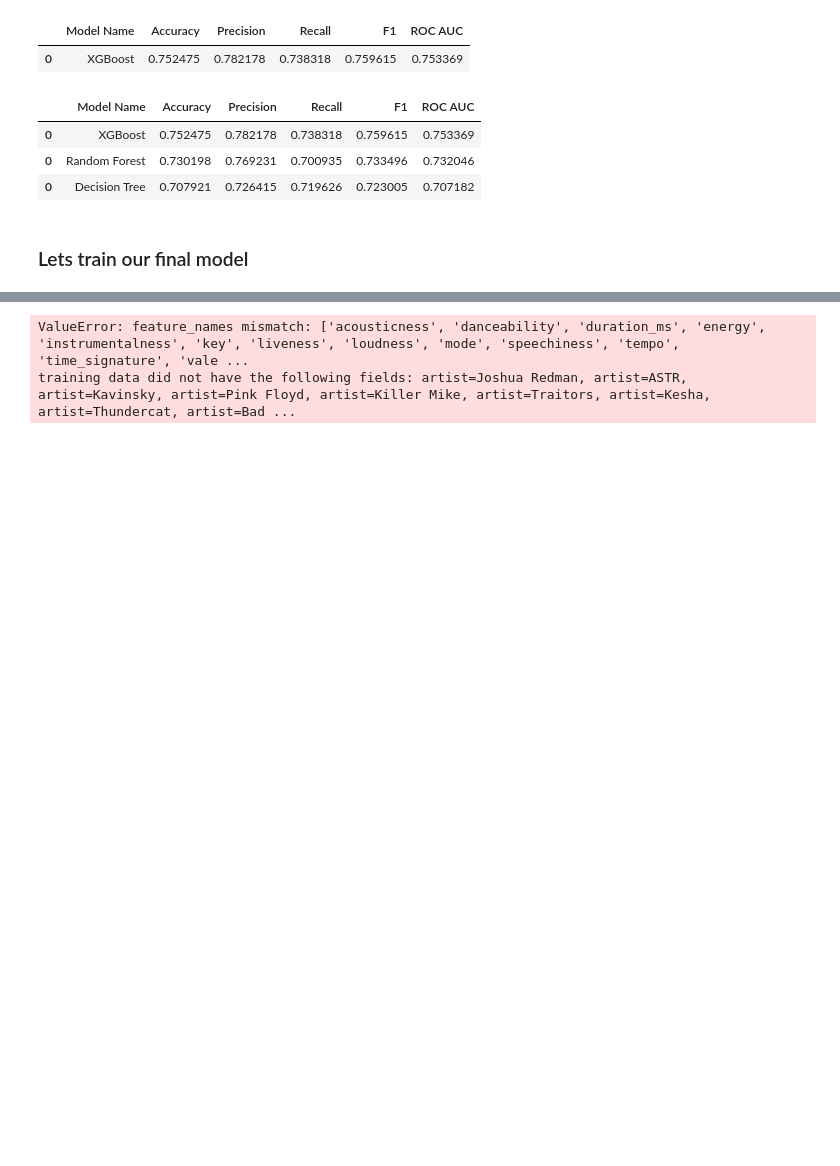
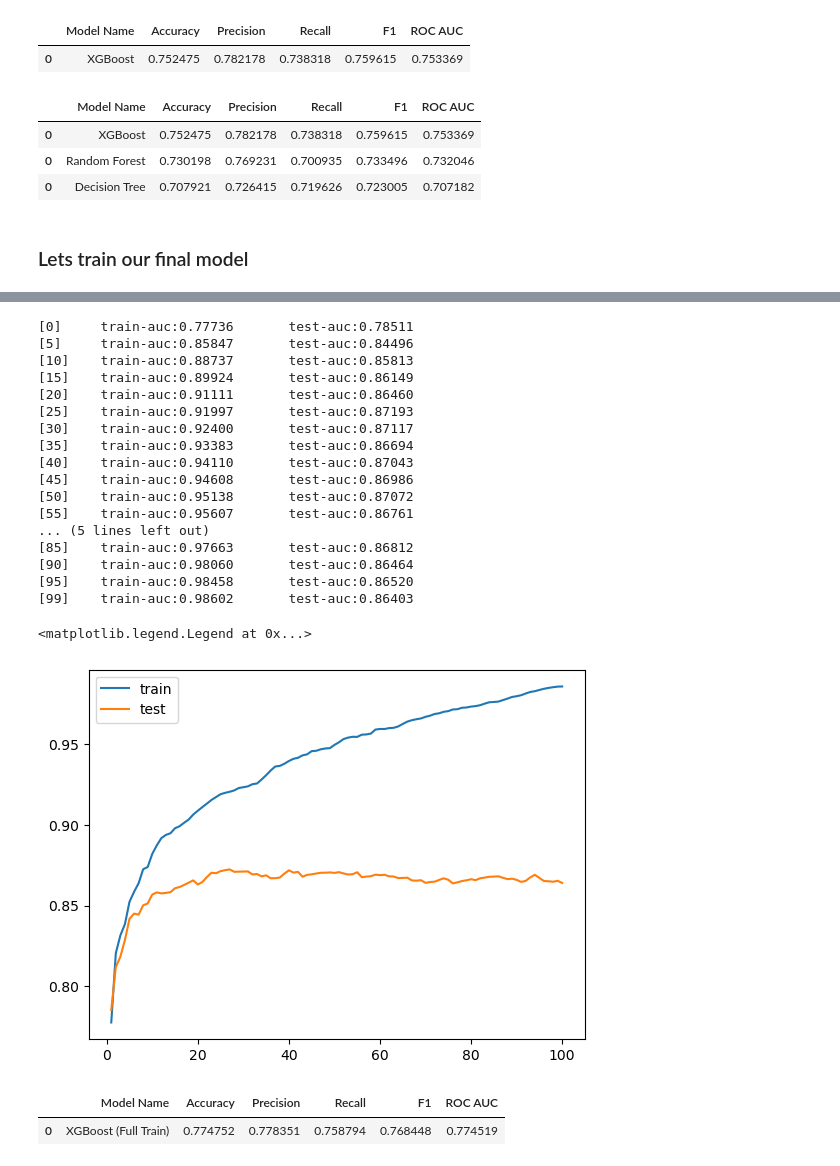
Before and after one commit to partapparam/loveThisSongModel, a Jupyter notebook: notebook.ipynb, the cells around one changed output, grey strips where cells are left out. Saved outputs shown, nothing was run; the diff lists cells and outputs as text; code cells hidden in the pictures; blank space fills up the shorter version.

Commit message:
xgb model build

```diff
--- a/notebook.ipynb
+++ b/notebook.ipynb
@@ -894,19 +935,70 @@ X_full_train = dv.fit_transform(dicts_full_train)
 dicts_test = df_test.to_dict(orient='records')
 X_test = dv.transform(dicts_test)
 # %%
+# features = list(dv.get_feature_names_out())
+# dtrain = xgb.DMatrix(X_train, label=y_train, feature_names=features)
+# dval = xgb.DMatrix(X_val, label=y_val, feature_names=features)
+
 features = list(dv.get_feature_names_out())
 
 dfull_train = xgb.DMatrix(X_full_train, label=y_full_train, feature_names=features)
-dtest = xgb.DMatrix(X_test, feature_names=features)
+dtest = xgb.DMatrix(X_test, label=y_test, feature_names=features)
+
+watchlist = [(dfull_train, 'train'), (dtest, 'test')]
+evals_result = {}
 # %%
 xgb_model = xgb.train(params=xgb_params_final,
                   dtrain=dfull_train,
                   num_boost_round=100,
                   verbose_eval=5,
                   evals=watchlist,
                   evals_result=evals_result)
 xgb_pred = xgb_model.predict(dtest)
 xgb_liked = (xgb_pred >= 0.5)
+
+columns = ['iter', 'train_auc', 'test_auc']
+train_aucs = list(evals_result['train'].values())[0]
+test_aucs = list(evals_result['test'].values())[0]
+
+df_scores = pd.DataFrame(
+    list(zip(
+        range(1, len(train_aucs) + 1),
+        train_aucs,
+        test_aucs
+    )), columns=columns)
+
+plt.plot(df_scores.iter, df_scores.train_auc, label='train')
+plt.plot(df_scores.iter, df_scores.test_auc, label='test')
+plt.legend()
 # %% [output]
-ValueError: feature_names mismatch: ['acousticness', 'danceability', 'duration_ms', 'energy', 'instrumentalness', 'key', 'liveness', 'loudness', 'mode', 'speechiness', 'tempo', 'time_signature', 'vale ...
-training data did not have the following fields: artist=Joshua Redman, artist=ASTR, artist=Kavinsky, artist=Pink Floyd, artist=Killer Mike, artist=Traitors, artist=Kesha, artist=Thundercat, artist=Bad ...
+[0]     train-auc:0.77736       test-auc:0.78511
+[5]     train-auc:0.85847       test-auc:0.84496
+[10]    train-auc:0.88737       test-auc:0.85813
+[15]    train-auc:0.89924       test-auc:0.86149
+[20]    train-auc:0.91111       test-auc:0.86460
+[25]    train-auc:0.91997       test-auc:0.87193
+[30]    train-auc:0.92400       test-auc:0.87117
+[35]    train-auc:0.93383       test-auc:0.86694
+[40]    train-auc:0.94110       test-auc:0.87043
+[45]    train-auc:0.94608       test-auc:0.86986
+[50]    train-auc:0.95138       test-auc:0.87072
+[55]    train-auc:0.95607       test-auc:0.86761
+... (5 lines left out)
+[85]    train-auc:0.97663       test-auc:0.86812
+[90]    train-auc:0.98060       test-auc:0.86464
+[95]    train-auc:0.98458       test-auc:0.86520
+[99]    train-auc:0.98602       test-auc:0.86403
+<matplotlib.legend.Legend at 0x...>
+[figure, added]
+# %%
+xgb_f_scores  = pd.DataFrame(data = [['XGBoost (Full Train)',
+                            accuracy_score(y_test, xgb_liked.astype(int)),
+                            precision_score(y_test, xgb_liked.astype(int)),
+                            recall_score(y_test, xgb_liked.astype(int)),
+                            f1_score(y_test, xgb_liked.astype(int)),
+                            roc_auc_score(y_test, xgb_liked.astype(int))]],
+                         columns = ['Model Name','Accuracy','Precision','Recall','F1','ROC AUC'])
+xgb_f_scores
+# %% [output]
+|  | Model Name | Accuracy | Precision | Recall | F1 | ROC AUC |
+| 0 | XGBoost (Full Train) | 0.774752 | 0.778351 | 0.758794 | 0.768448 | 0.774519 |
```
Also changed, not shown: parts of 10 cells of this notebook.
